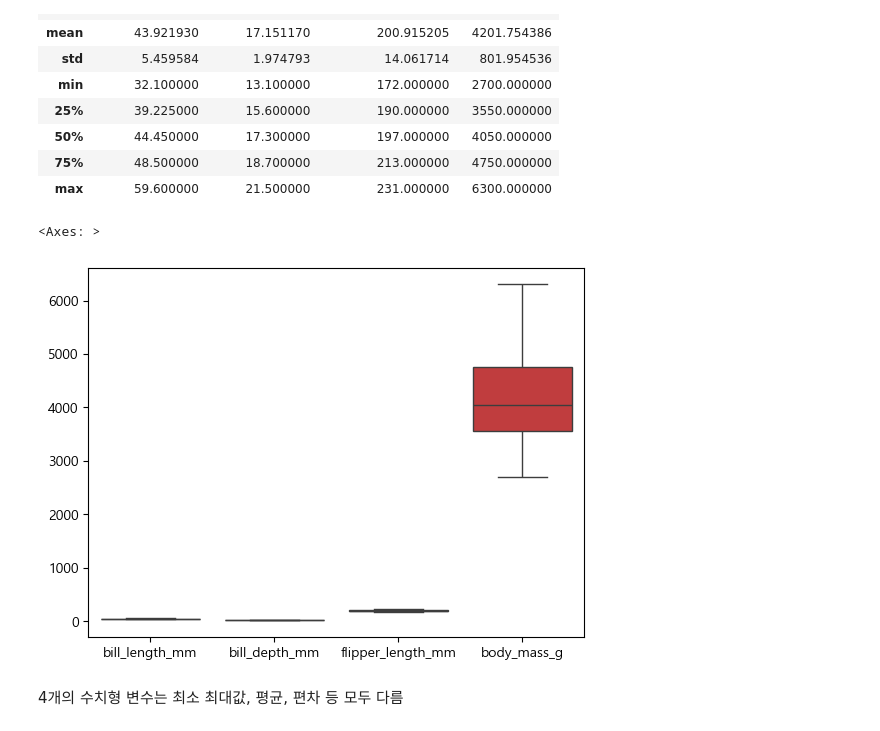
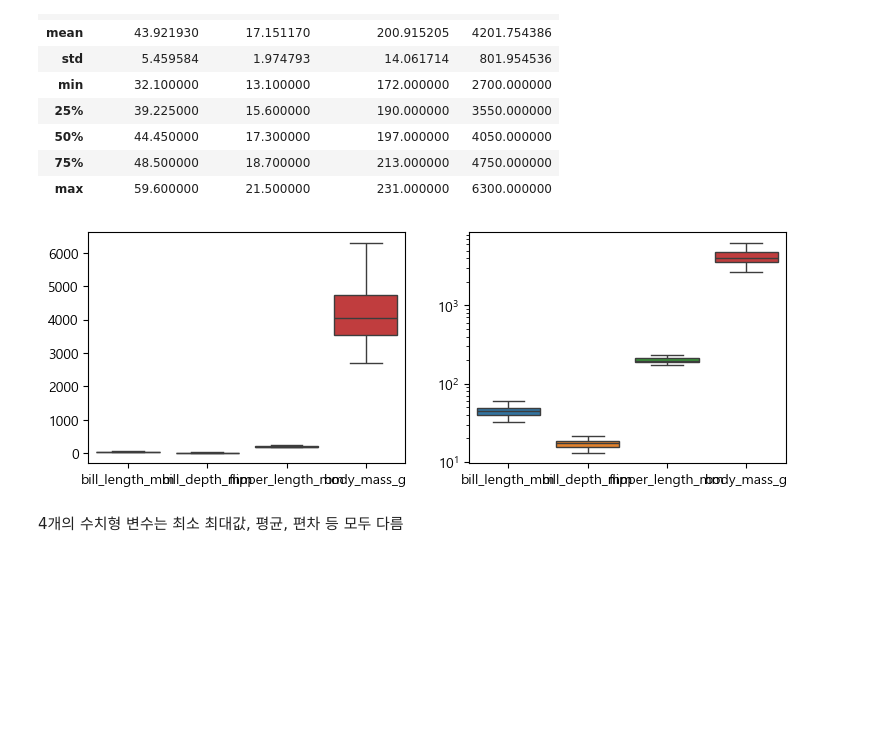
Before and after one commit to pookopook/AIchemist, a Jupyter notebook: ML_lecture/2026_python_from_Basic_to_ML/2609_python_ML/day04_1모델평가_정답지.ipynb, the cells around one changed output. Cells and saved outputs as stored; diff of their text form; code cells hidden in the pictures; blank space fills up the shorter version.

```diff
--- a/ML_lecture/2026_python_from_Basic_to_ML/2609_python_ML/day04_1모델평가_정답지.ipynb
+++ b/ML_lecture/2026_python_from_Basic_to_ML/2609_python_ML/day04_1모델평가_정답지.ipynb
@@ -47,11 +47,12 @@ df.describe()
 | 75% | 48.500000 | 18.700000 | 213.000000 | 4750.000000 |
 | max | 59.600000 | 21.500000 | 231.000000 | 6300.000000 |
 # %%
-sns.boxplot(data=df)
-# plt.yscale('log') # 로그스케일로 보아야 잘 보임
+fig, ax = plt.subplots(1,2, figsize=(9, 3))
+sns.boxplot(data=df, ax=ax[0])
+sns.boxplot(data=df, ax=ax[1])
+ax[1].set_yscale('log') # 로그스케일로 보아야 잘 보임
 # %% [output]
-<Axes: >
-[figure, old version]
+[figure, new version]
 # %% [markdown]
 4개의 수치형 변수는 최소 최대값, 평균, 편차 등 모두 다름
 # %%
```
Also changed, not shown: parts of 3 cells of this notebook, 2 other files.
